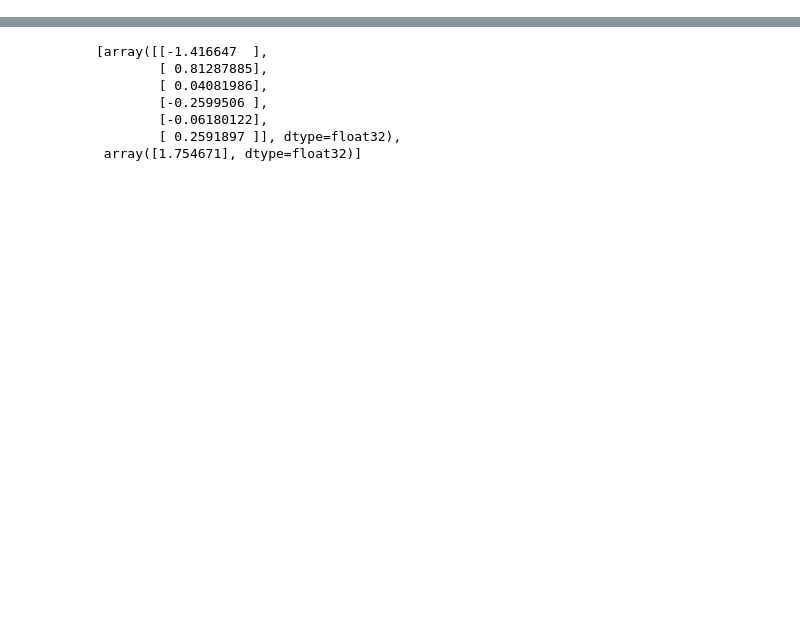
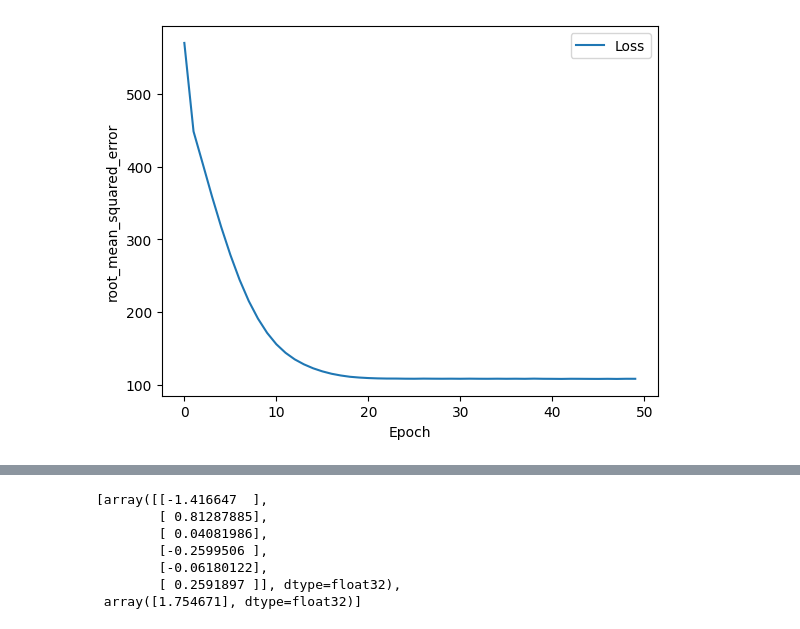
Before and after one commit to harcipulyka/ml, a Jupyter notebook: ipynbs/02_housing_02.ipynb, the cells around one changed output, grey strips where cells are left out. Saved outputs shown, nothing was run; the diff lists cells and outputs as text; code cells hidden in the pictures; blank space fills up the shorter version.

```diff
--- a/ipynbs/02_housing_02.ipynb
+++ b/ipynbs/02_housing_02.ipynb
@@ -134,9 +76,9 @@ Epoch 50/50
 # %%
+#saving history and epcohs to dataframe
 epochs = history.epoch
-
 hist = pd.DataFrame(history.history)
-
 rmse = hist["root_mean_squared_error"]
-
-print("")
+charts.plot_training_loss(rmse)
+# %% [output]
+[figure, added]
 # %%
```
Also changed, not shown: parts of 11 cells of this notebook, 1 other file.
